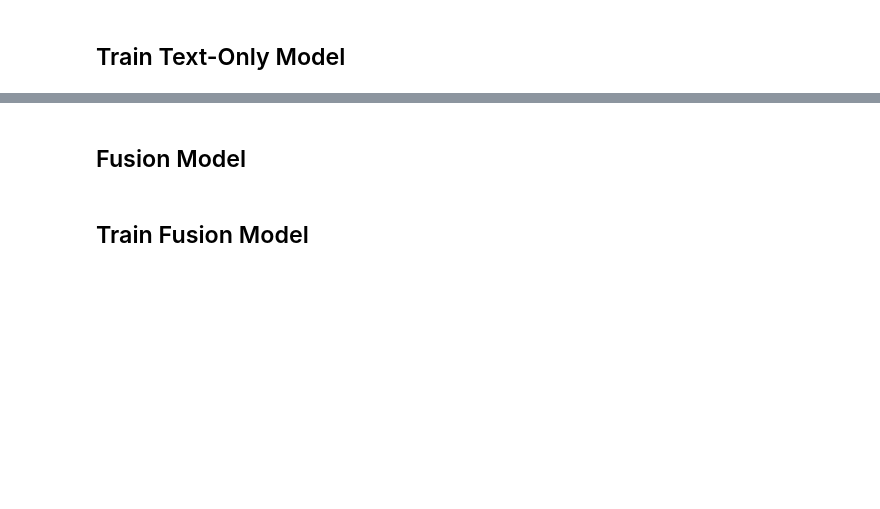
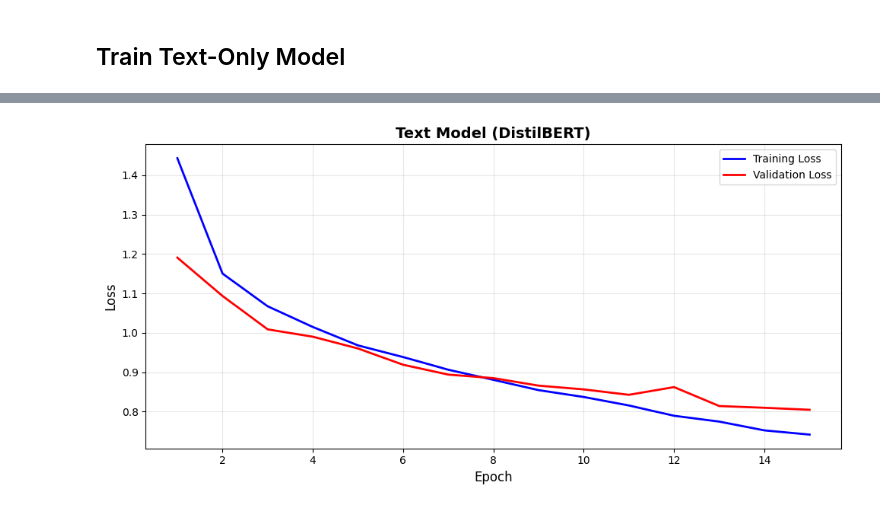
Before and after one commit to Avinna10/NN-DL, a Jupyter notebook: ad.ipynb, the cells around one changed output, grey strips where cells are left out. Cells and saved outputs as stored; diff of their text form; code cells hidden in the pictures; blank space fills up the shorter version.

```diff
--- a/ad.ipynb
+++ b/ad.ipynb
@@ -81,6 +113,8 @@ def save_model(
     num_classes,
     le,
     filename,
+    train_losses,
+    test_losses,
     text_model_str=None,
     image_encoder_str=None,
     text_encoder_str=None,
@@ -91,6 +125,8 @@ def save_model(
         "label_classes": le.classes_.tolist(),
         "epoch": epoch,
         "optimizer_state_dict": optimizer.state_dict(),
+        "train_losses": train_losses,
+        "test_losses": test_losses,
     }
 
     if text_model_str:
@@ -277,14 +421,21 @@ class TextModel(nn.Module):
 ## Train Text-Only Model
 # %%
 CHECKPOINT_PATH = os.path.join(CHECKPOINT_DIR, "distilbert_text_model.pth")
+tokenizer = DistilBertTokenizerFast.from_pretrained(
+    "distilbert-base-uncased"
+)
 
-train_loader = DataLoader(TextDataset(train_df), batch_size=64, shuffle=True)
-val_loader = DataLoader(TextDataset(val_df), batch_size=64)
+train_loader = DataLoader(TextDataset(train_df, tokenizer), batch_size=64, shuffle=True)
+val_loader = DataLoader(TextDataset(val_df, tokenizer), batch_size=64,)
 
 text_model = TextModel(NUM_CLASSES).to(DEVICE)
 optimizer = torch.optim.Adam(text_model.parameters(), lr=1e-3)
 criterion = nn.CrossEntropyLoss()
+scaler = torch.amp.GradScaler(DEVICE)
+
 start_epoch = 0
+
+train_losses, test_losses = [], []
 
 if os.path.exists(CHECKPOINT_PATH):
     print("Text model checkpoint found. Loading weights...")
@@ -292,15 +443,23 @@ if os.path.exists(CHECKPOINT_PATH):
     ckpt = torch.load(CHECKPOINT_PATH, map_location=DEVICE)
     text_model.load_state_dict(ckpt["model_state_dict"])
     optimizer.load_state_dict(ckpt["optimizer_state_dict"])
+    train_losses = ckpt.get("train_losses", [])
+    test_losses = ckpt.get("test_losses", [])
     start_epoch = ckpt["epoch"]
 else:
     print("No checkpoint found. Starting training...")
 
 for epoch in range(start_epoch, EPOCHS):
-    loss, acc = train_epoch(text_model, train_loader, optimizer, criterion, DEVICE)
-    val_acc = eval_epoch(text_model, val_loader, DEVICE)
+    train_loss, acc = train_epoch(
+        text_model, train_loader, optimizer, scaler, criterion, DEVICE, mode="text"
+    )
+    train_losses.append(train_loss)
+
+    test_loss, val_acc = eval_epoch(text_model, val_loader, criterion, DEVICE, mode="text")
+    test_losses.append(test_loss)
+
     print(
-        f"[Text] Epoch {epoch+1} | Loss {loss:.3f} | Train {acc:.3f} | Val {val_acc:.3f}"
+        f"[Text] Epoch {epoch+1} | Loss {train_loss:.3f} | Train {acc:.3f} | Val {val_acc:.3f}"
     )
 
     save_model(
@@ -310,6 +469,8 @@ for epoch in range(start_epoch, EPOCHS):
         NUM_CLASSES,
         le,
         CHECKPOINT_PATH,
+        train_losses,
+        test_losses,
         text_model_str="distilbert-base-uncased",
     )
 # %% [output]
@@ -361,2 +493,0 @@ class MultiModalDataset(Dataset):
-# %% [markdown]
-## Fusion Model
@@ -385,2 +493,0 @@ class FusionModel(nn.Module):
-# %% [markdown]
-## Train Fusion Model
@@ -440,0 +494,4 @@ for epoch in range(start_epoch, EPOCHS):
+# %%
+plot_training_curves(train_losses, test_losses, title="Text Model (DistilBERT)")
+# %% [output]
+[figure, added]
```
Also changed, not shown: parts of 17 cells of this notebook, 5 other files.
